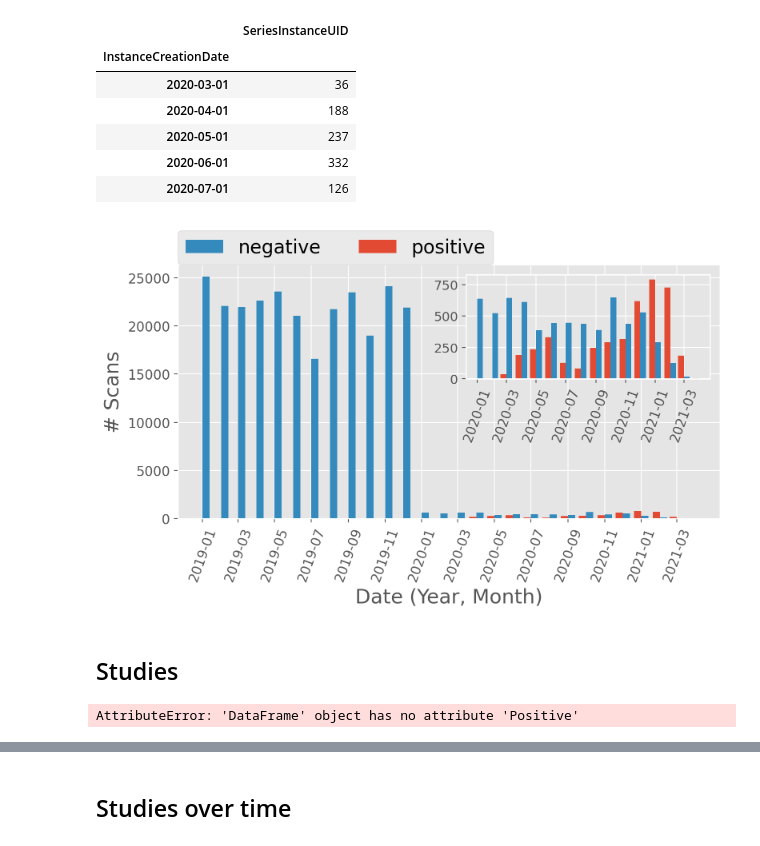
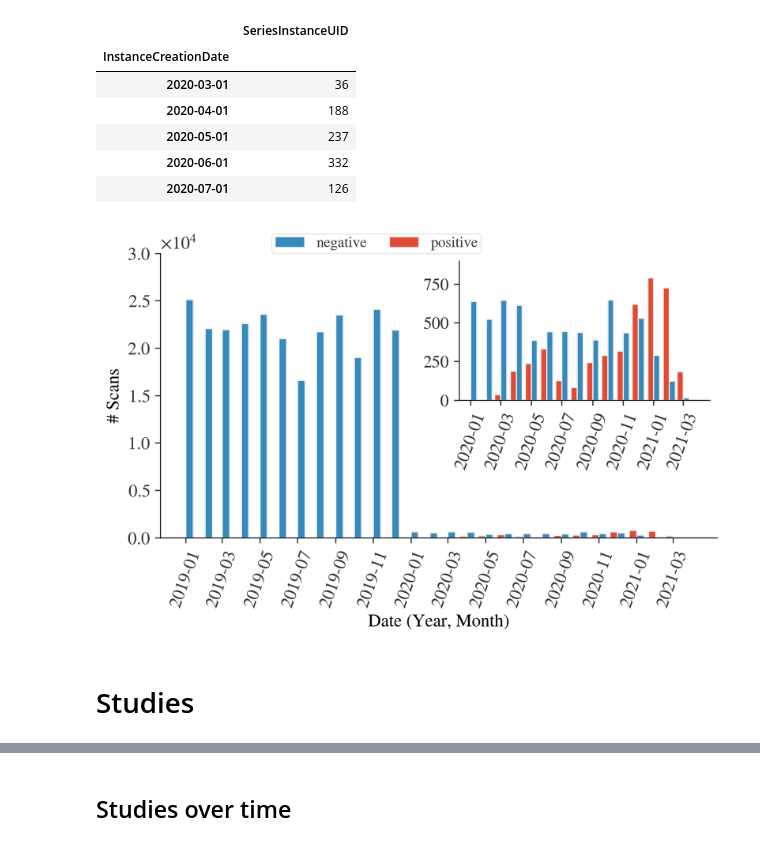
Before and after one commit to Kiril94/Thesis, a Jupyter notebook: cobra/ds_notebooks/general_stats_clean.ipynb, the cells around one changed output, grey strips where cells are left out. Saved outputs shown, nothing was run; the diff lists cells and outputs as text; code cells hidden in the pictures.

Commit message:
plot style added

```diff
--- a/cobra/ds_notebooks/general_stats_clean.ipynb
+++ b/cobra/ds_notebooks/general_stats_clean.ipynb
@@ -6,30 +6,38 @@ if base_dir not in sys.path:
     sys.path.append(base_dir)
 from os.path import join
 import pandas as pd
-from utilities import basic, utils, mri_stats, stats
+from utilities import utils
 from stats_tools import vis as svis
 import numpy as np
 import pickle
 from mpl_toolkits.axes_grid1.inset_locator import inset_axes
-from access_sif_data import load_data_tools as ld
 import seaborn as sns
 import matplotlib.pyplot as plt
 import matplotlib as mpl
 from datetime import datetime as dt
 import datetime
-%matplotlib inline
-plt.style.use('ggplot')
+#%matplotlib inline
+#plt.style.use('ggplot')
+importlib.reload(svis)
+plt.style.use(join(base_dir,'utilities', 'plot_style.txt'))
 import importlib
-importlib.reload(svis)
+
 import matplotlib.dates as mdates
+from pylab import cm
+mpl.rcParams['pdf.fonttype'] = 42
+mpl.rcParams['ps.fonttype'] = 42
+#mpl.rcParams['font.family'] = 'Arial'
+"""
 params = {'figure.dpi':350,
         'legend.fontsize': 18,#
-        'figure.figsize': [8, 5],
+        'figure.figsize': [6.4, 4.8],
          'axes.labelsize': 20,
          'axes.titlesize':20,
          'xtick.labelsize':20,
-         'ytick.labelsize':20}
+         'ytick.labelsize':20,
+         'axes.facecolor':'white'}
 mpl.rcParams.update(params)
+"""
 colors = plt.rcParams['axes.prop_cycle'].by_key()['color']
 # %% [markdown]
 ## AcquisitionContrast Column can be dropped
@@ -121,46 +127,43 @@ dftn2 = dftn[(dftn.index>=dt(2020,1,1))&\
      (dftn.index<=dt(2021,4,16))]#.set_index('InstanceCreationDate')
 # %%
 fig, ax = plt.subplots()
-plt.rcParams["figure.dpi"] = 200
 
 ax.bar(dftn.index+datetime.timedelta(6), dftn.SeriesInstanceUID,
     width=12, color=colors[1],label='negative')
 ax.bar(dftp.index-datetime.timedelta(6), dftp.SeriesInstanceUID, width=12, color=colors[0],
     label='positive')
 axins = inset_axes(ax,
                     width="45%", # width = 30% of parent_bbox
                     height=1.3, # height : 1 inch
                     loc=1)
 
 axins.bar(dftn2.index+datetime.timedelta(6), dftn2.SeriesInstanceUID, width=12, color=colors[1], )
 axins.bar(dftp2.index-datetime.timedelta(6), dftp2.SeriesInstanceUID, width=12, color=colors[0],)
 
 axins.xaxis.set_major_locator(mdates.MonthLocator())
 axins.xaxis.set_major_formatter(mdates.DateFormatter('%Y-%m'))
-axins.tick_params(axis='x', which='major',  rotation=70, labelsize=12)
+axins.tick_params(axis='x', which='major',  rotation=70,)
 axins.tick_params(axis='y', which='major', labelsize=11.5,)
 ax.xaxis.set_major_locator(mdates.MonthLocator())
 ax.xaxis.set_major_formatter(mdates.DateFormatter('%Y-%m'))
-ax.tick_params(axis='x', which='major', labelsize=12, rotation=70)
-ax.tick_params(axis='y', which='major', labelsize=12,)
+ax.tick_params(axis='x', which='major',  rotation=70)
+ax.tick_params(axis='y', which='major', )
 x_ticks = axins.get_xticks()
 _ = axins.set_xticks(x_ticks[::2])
 
 x_ticks = ax.get_xticks()
 _ = ax.set_xticks(x_ticks[1:-2:2])
-ax.set_ylabel('# Scans', fontsize=18)
-ax.set_xlabel('Date (Year, Month)', fontsize=18)
-ax.legend(ncol=2, loc=(0,1), fontsize=17)
+ax.set_ylabel('# Scans', )
+ax.set_xlabel('Date (Year, Month)', )
+ax.legend(ncol=2, loc=(.2,1), )
 fig.tight_layout()
 fig.savefig(join(fig_dir, 'basic_stats','ac_date_pos_neg.png'),dpi=350)
 # %% [output]
-[figure, old version]
+[figure, new version]
 # %% [markdown]
-## Studies
+# Studies
 # %%
 df_studies = pd.read_csv(f"{table_dir}/studies_clean.csv",
     converters={'DateTimeStart':utils.date_time_converter})
-df_studies_p = df_studies[df_studies.Positive==1]
-df_studies_n = df_studies[df_studies.Positive==0]
+dftps = df_studies[df_studies.Positive==1]
+dftns = df_studies[df_studies.Positive==0]
-# %% [output]
-AttributeError: 'DataFrame' object has no attribute 'Positive'
```
Also changed, not shown: parts of 16 cells of this notebook, 3 other files.
